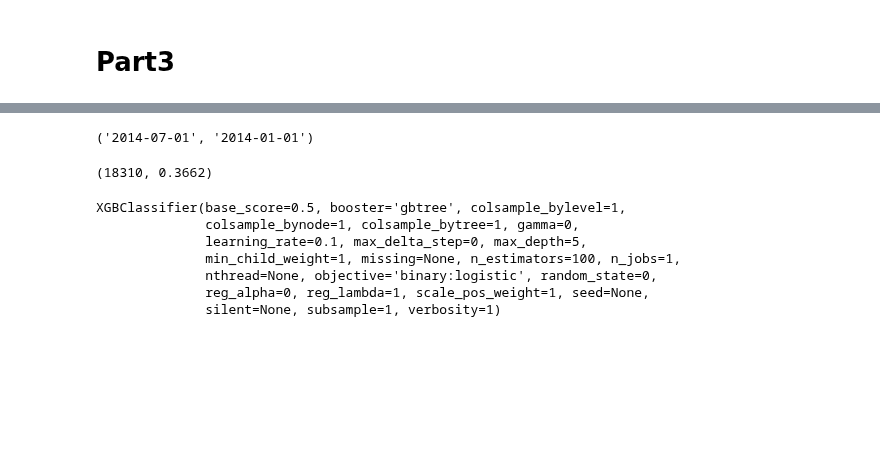
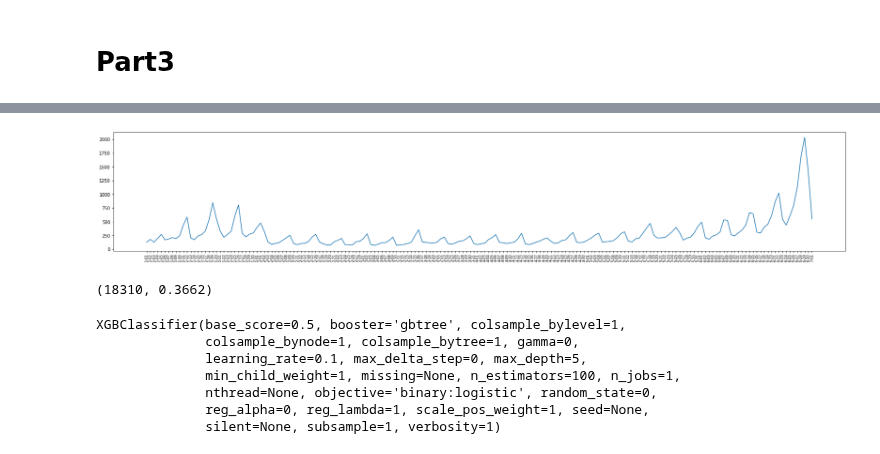
Before and after one commit to Shunling/SpringBoard, a Jupyter notebook: ultimate_challenge/Ultimate_challenge.ipynb, the cells around one changed output, grey strips where cells are left out. Cells and saved outputs as stored; diff of their text form; code cells hidden in the pictures; blank space fills up the shorter version.

```diff
--- a/ultimate_challenge/Ultimate_challenge.ipynb
+++ b/ultimate_challenge/Ultimate_challenge.ipynb
@@ -37,7 +116,3 @@ dfdummy.head()
 | 2 | 3 | 4.3 | 1.00 | 0.0 | False | 100.0 | ... |
 | 3 | 9 | 4.6 | 1.14 | 20.0 | True | 80.0 | ... |
 | 4 | 14 | 4.4 | 1.19 | 11.8 | False | 82.4 | ... |
-# %%
-df['last_trip_date'].max(),df['last_trip_date'].min()
-# %% [output]
-('2014-07-01', '2014-01-01')
@@ -44,3 +125,9 @@ df['last_trip_date'].max(),df['last_trip_date'].min()
+# %%
+fig = plt.figure(figsize=(30,5))
+plt.plot(x,list(c.values()))
+_=plt.xticks(rotation='vertical',fontsize=8)
+# %% [output]
+[figure, added]
 # %%
 active = df['last_trip_date'].apply(lambda x: x > '2014-06-01')
 # %%
```
Also changed, not shown: parts of 42 cells of this notebook.
